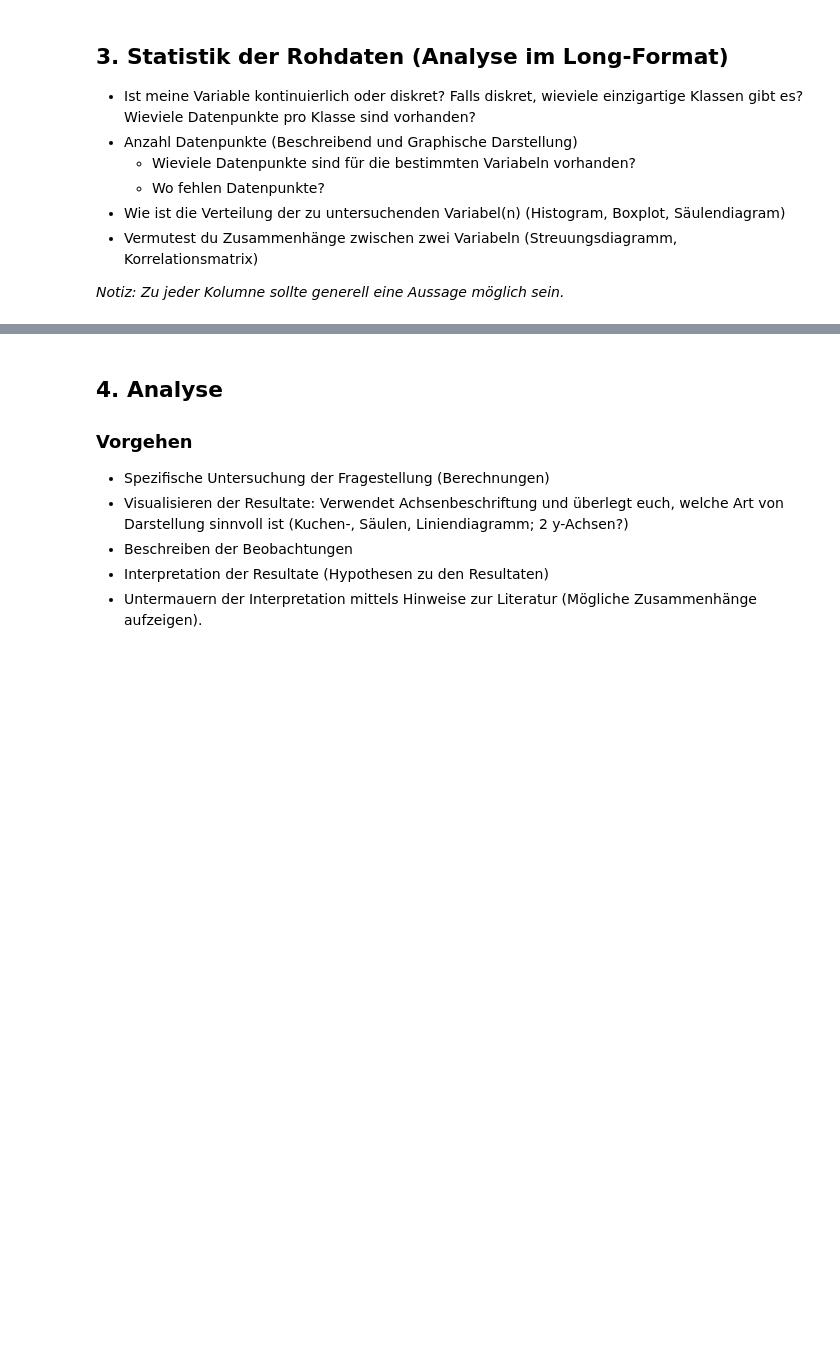
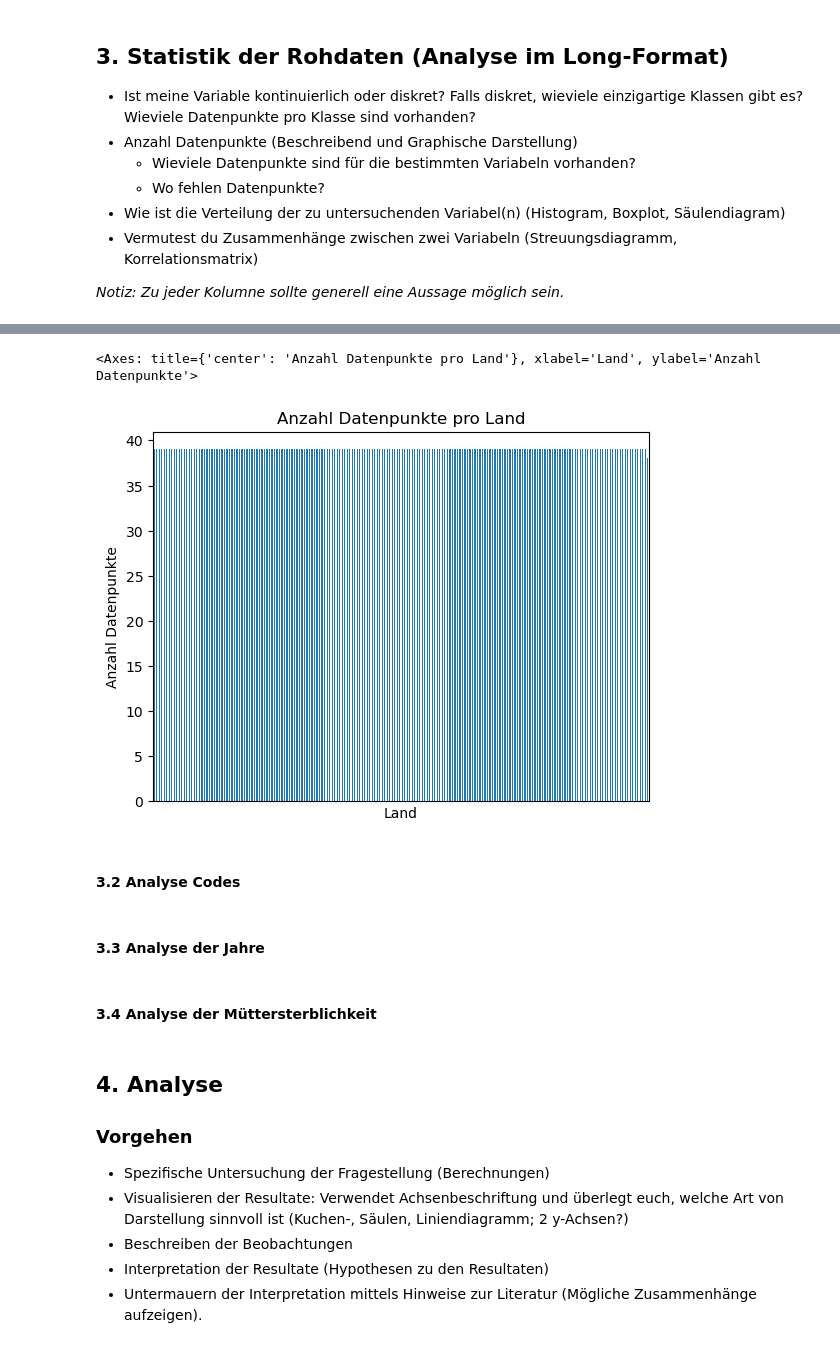
Before and after one commit to Ramona000/Python-LN, a Jupyter notebook: Grundgerüst_Leistungsnachweis.ipynb, the cells around one changed output, grey strips where cells are left out. Drawn from its saved outputs; the diff is of its cells as text; code cells hidden in the pictures; blank space fills up the shorter version.

Commit message:
Analyse der Länder

```diff
--- a/Grundgerüst_Leistungsnachweis.ipynb
+++ b/Grundgerüst_Leistungsnachweis.ipynb
@@ -64,0 +87,10 @@ df.head()
+# %%
+unerwünscht = [
+    'Africa', 'Asia', 'Europe', 'World',
+    'High-income countries',
+    'Low-income countries',
+    'Lower-middle-income countries',
+    'Upper-middle-income countries'
+]
+
+df = df[~df['Land'].isin(unerwünscht)]
@@ -65,3 +117,16 @@ df.head()
+# %%
+df['Land'].value_counts().plot(kind='bar',
+                               xticks=[],
+                               ylabel='Anzahl Datenpunkte', title='Anzahl Datenpunkte pro Land')
+# %% [output]
+<Axes: title={'center': 'Anzahl Datenpunkte pro Land'}, xlabel='Land', ylabel='Anzahl Datenpunkte'>
+[figure, added]
+# %% [markdown]
+#### 3.2 Analyse Codes
+# %% [markdown]
+#### 3.3 Analyse der Jahre
+# %% [markdown]
+#### 3.4 Analyse der Müttersterblichkeit
 # %% [markdown]
 ## 4. Analyse
 
```
Also changed, not shown: parts of 5 cells of this notebook.
